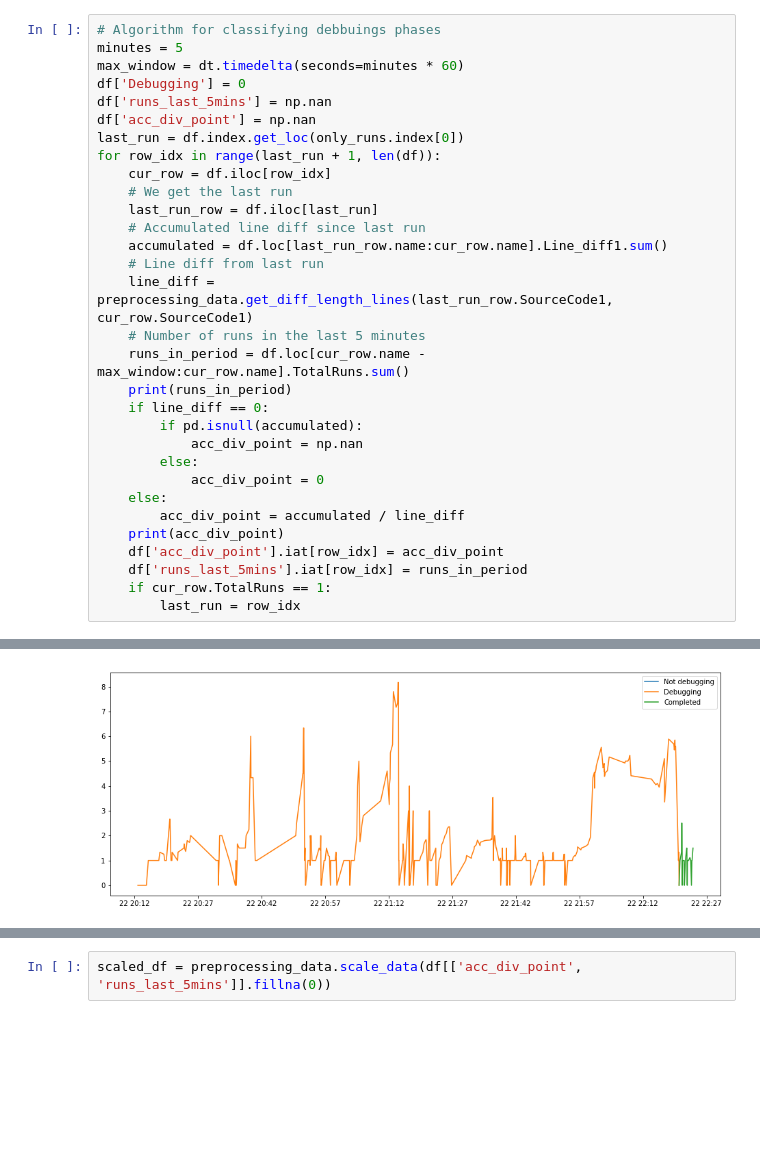
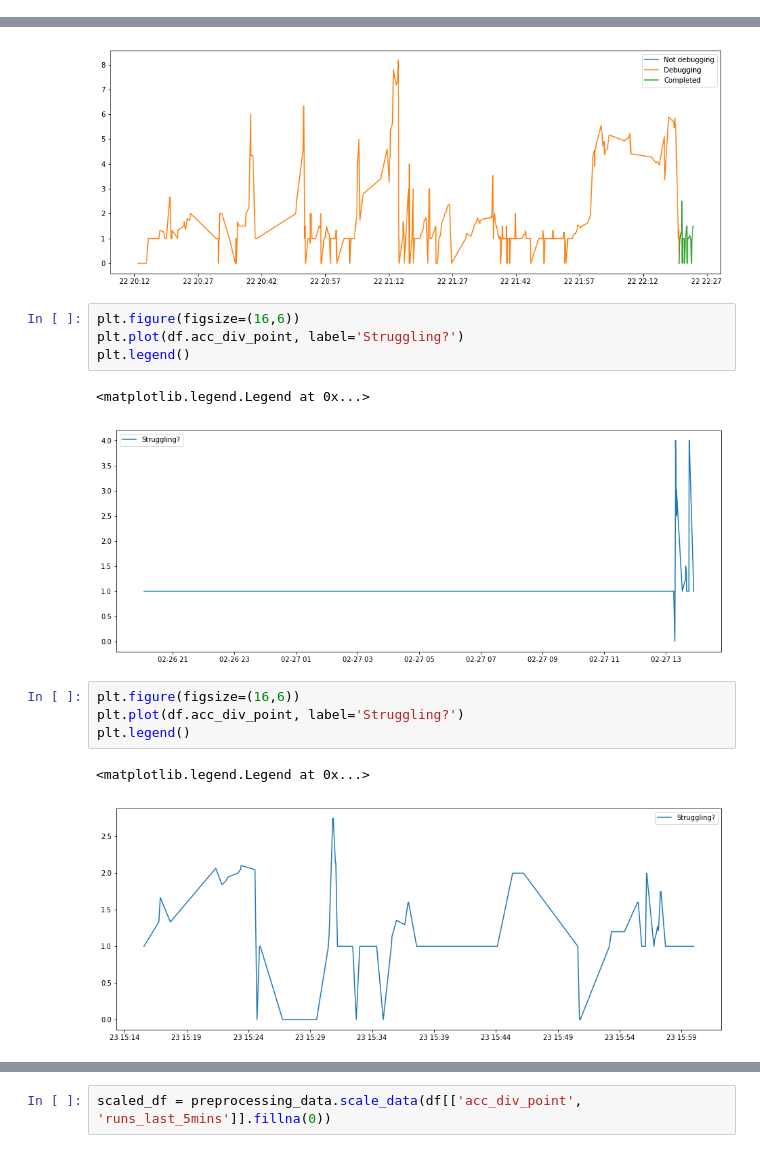
Before and after one commit to hermanmk/jexercise-data-analysis, a Jupyter notebook: Working modes.ipynb, the cells around one changed output, grey strips where cells are left out. Drawn from its saved outputs; the diff is of its cells as text; blank space fills up the shorter version.

```diff
--- a/Working modes.ipynb
+++ b/Working modes.ipynb
@@ -427,34 +433,3 @@ plt.legend()
 [figure]
 # %% [markdown]
 ## Accumulated / point diff and number of runs
-# %%
-# Algorithm for classifying debbuings phases
-minutes = 5
-max_window = dt.timedelta(seconds=minutes * 60)
-df['Debugging'] = 0
-df['runs_last_5mins'] = np.nan
-df['acc_div_point'] = np.nan
-last_run = df.index.get_loc(only_runs.index[0])
-for row_idx in range(last_run + 1, len(df)):
-    cur_row = df.iloc[row_idx]
-    # We get the last run
-    last_run_row = df.iloc[last_run]
-    # Accumulated line diff since last run
-    accumulated = df.loc[last_run_row.name:cur_row.name].Line_diff1.sum()
-    # Line diff from last run
-    line_diff = preprocessing_data.get_diff_length_lines(last_run_row.SourceCode1, cur_row.SourceCode1)
-    # Number of runs in the last 5 minutes
-    runs_in_period = df.loc[cur_row.name - max_window:cur_row.name].TotalRuns.sum()
-    print(runs_in_period)
-    if line_diff == 0:
-        if pd.isnull(accumulated):
-            acc_div_point = np.nan
-        else:
-            acc_div_point = 0
-    else:
-        acc_div_point = accumulated / line_diff
-    print(acc_div_point)
-    df['acc_div_point'].iat[row_idx] = acc_div_point
-    df['runs_last_5mins'].iat[row_idx] = runs_in_period
-    if cur_row.TotalRuns == 1:
-        last_run = row_idx
@@ -505,6 +462,20 @@ plt.legend()
 # %% [output]
 <matplotlib.legend.Legend at 0x...>
 [figure]
+# %%
+plt.figure(figsize=(16,6))
+plt.plot(df.acc_div_point, label='Struggling?')
+plt.legend()
+# %% [output]
+<matplotlib.legend.Legend at 0x...>
+[figure, added]
+# %%
+plt.figure(figsize=(16,6))
+plt.plot(df.acc_div_point, label='Struggling?')
+plt.legend()
+# %% [output]
+<matplotlib.legend.Legend at 0x...>
+[figure, added]
 # %%
 df.acc_div_point.describe()
 # %% [output]
```
Also changed, not shown: parts of 12 cells of this notebook.
